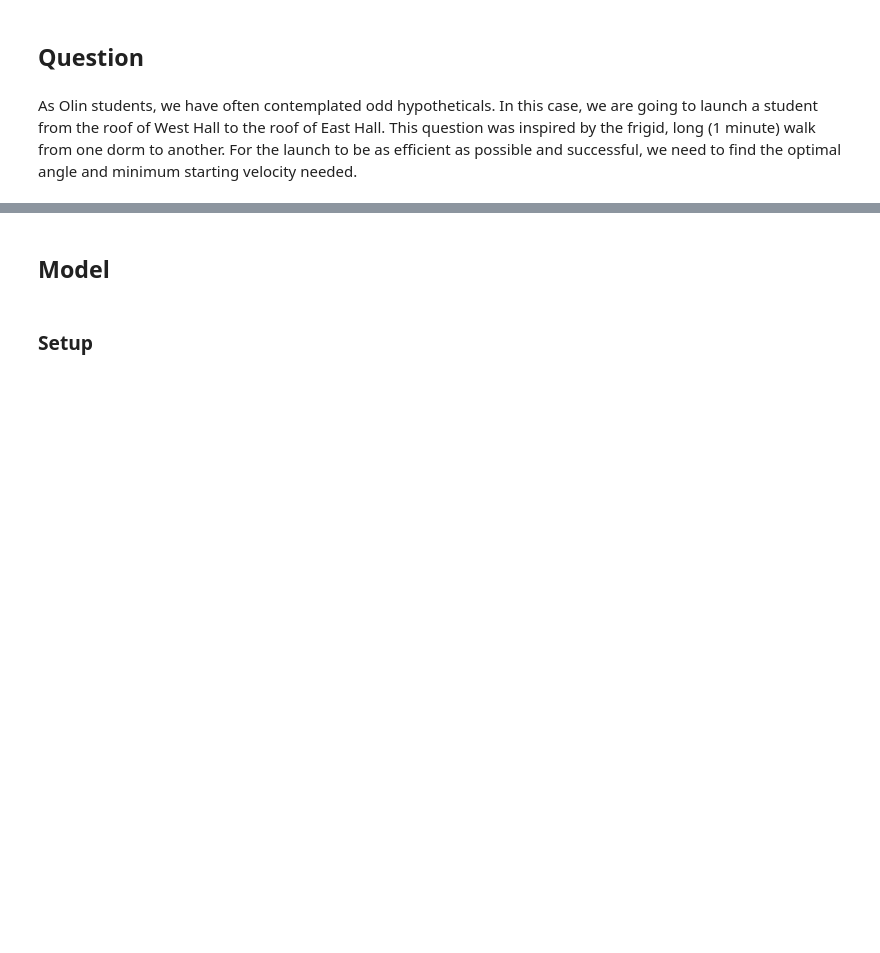
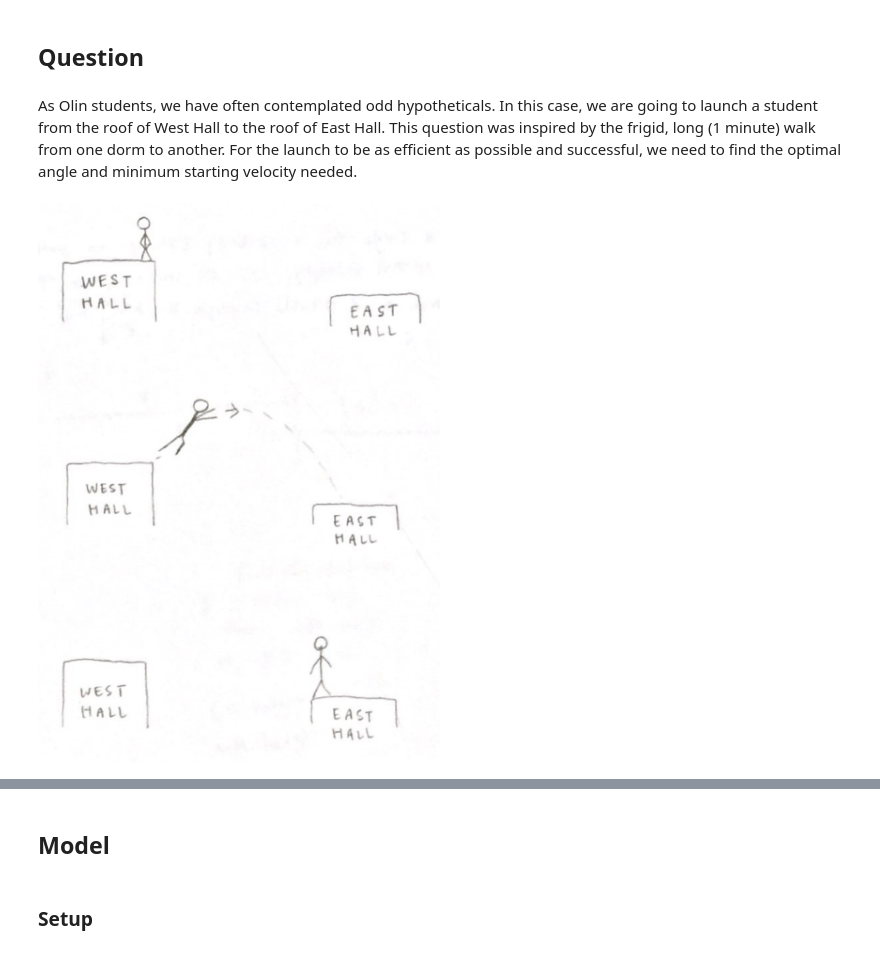
Before and after one commit to MellieZito/Project-3, a Jupyter notebook: code/OlinLaunch.ipynb, the cells around one changed output, grey strips where cells are left out. Cells and saved outputs as stored; diff of their text form; code cells hidden in the pictures; blank space fills up the shorter version.

```diff
--- a/code/OlinLaunch.ipynb
+++ b/code/OlinLaunch.ipynb
@@ -17,3 +20,7 @@ from modsim import *
 ## Question
 # %% [markdown]
 As Olin students, we have often contemplated odd hypotheticals. In this case, we are going to launch a student from the roof of West Hall to the roof of East Hall. This question was inspired by the frigid, long (1 minute) walk from one dorm to another. For the launch to be as efficient as possible and successful, we need to find the optimal angle and minimum starting velocity needed.
+# %%
+Image("images/jumpingOliner.PNG")
+# %% [output]
+[figure, added]
```
Also changed, not shown: parts of 7 cells of this notebook.
